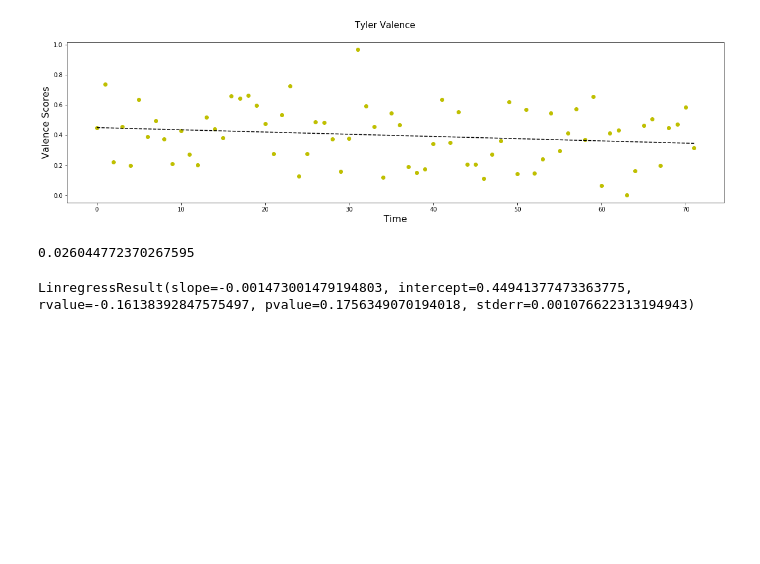
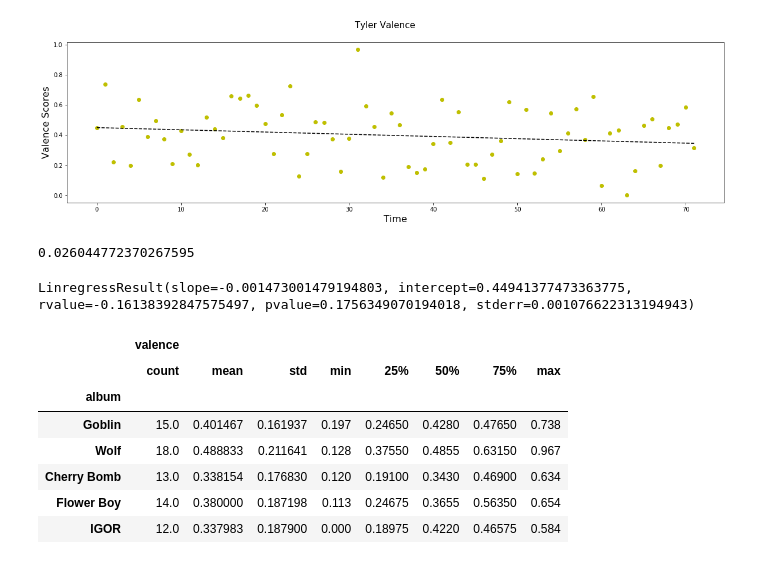
Before and after one commit to JeffreyTsang/text_mining_project, a Jupyter notebook: Analysis_Notebooks/Valence_Over_Time_Tyler.ipynb, the cells around one changed output. Drawn from its saved outputs; the diff is of its cells as text; code cells hidden in the pictures; blank space fills up the shorter version.

Commit message:
valence over time

```diff
--- a/Analysis_Notebooks/Valence_Over_Time_Tyler.ipynb
+++ b/Analysis_Notebooks/Valence_Over_Time_Tyler.ipynb
@@ -238,3 +233,14 @@ stat_lst
 # %% [output]
 0.026044772370267595
 LinregressResult(slope=-0.001473001479194803, intercept=0.44941377473363775, rvalue=-0.16138392847575497, pvalue=0.1756349070194018, stderr=0.001076622313194943)
+# %%
+final_df[['album','name','valence',]].groupby(df['album'],sort=False).describe().iloc[::-1]
+# %% [output]
+|  | valence |  |  |  |  |  |  |  |
+|  | count | mean | std | min | 25% | 50% | 75% | max |
+| album |  |  |  |  |  |  |  |  |
+| Goblin | 15.0 | 0.401467 | 0.161937 | 0.197 | 0.24650 | 0.4280 | 0.47650 | 0.738 |
+| Wolf | 18.0 | 0.488833 | 0.211641 | 0.128 | 0.37550 | 0.4855 | 0.63150 | 0.967 |
+| Cherry Bomb | 13.0 | 0.338154 | 0.176830 | 0.120 | 0.19100 | 0.3430 | 0.46900 | 0.634 |
+| Flower Boy | 14.0 | 0.380000 | 0.187198 | 0.113 | 0.24675 | 0.3655 | 0.56350 | 0.654 |
+| IGOR | 12.0 | 0.337983 | 0.187900 | 0.000 | 0.18975 | 0.4220 | 0.46575 | 0.584 |
```
Also changed, not shown: parts of 2 cells of this notebook, 3 other files.
